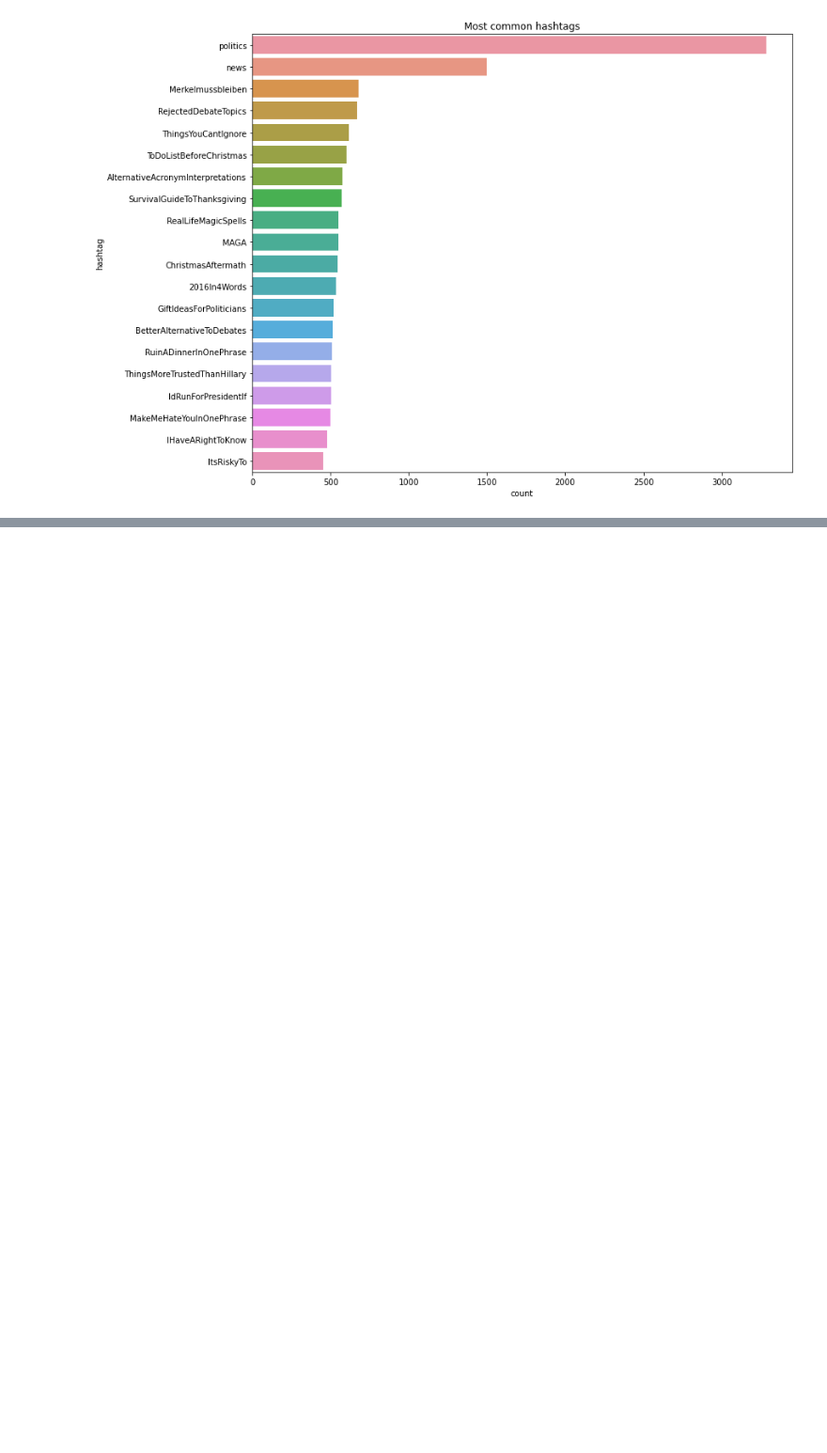
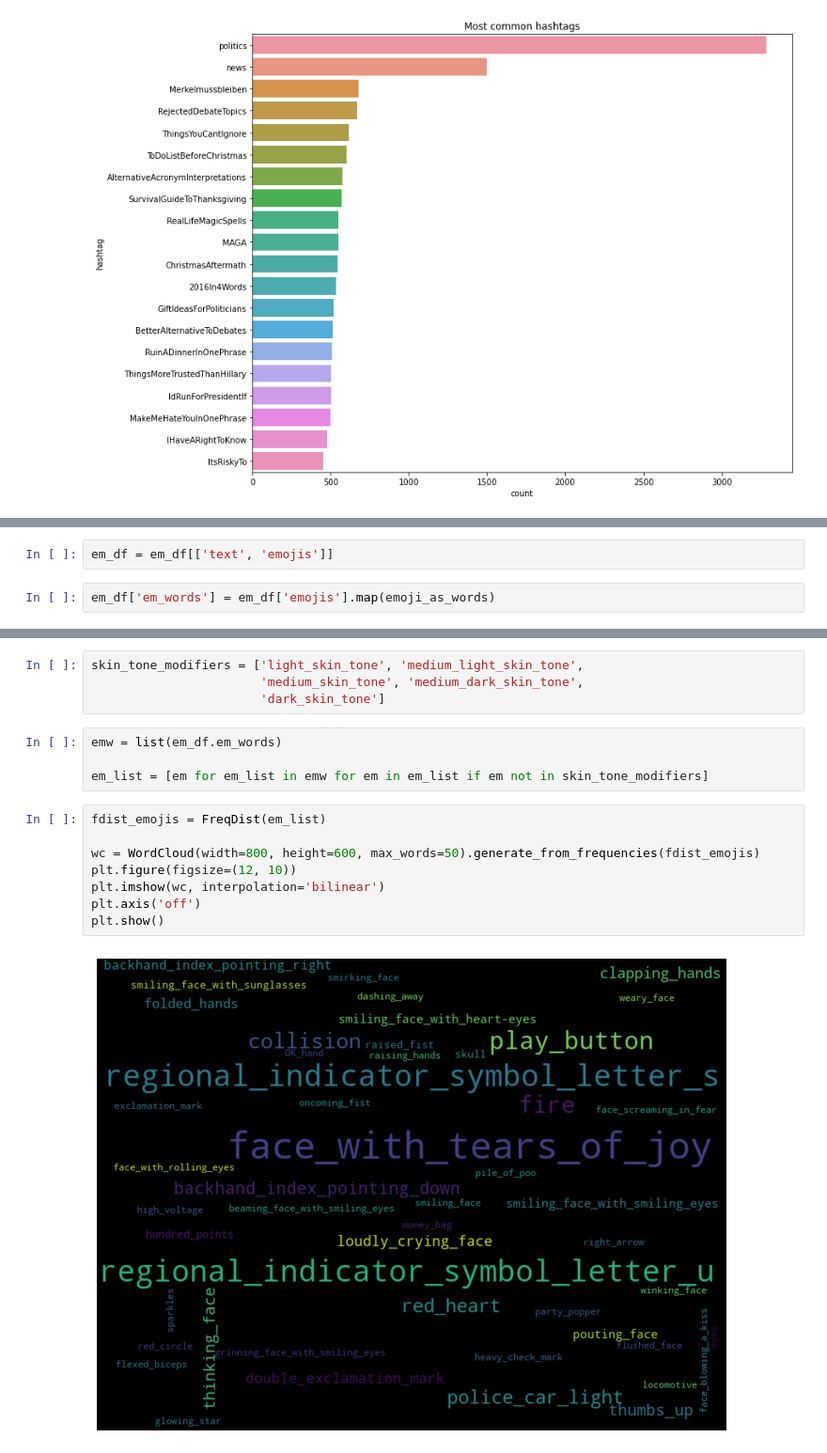
Before and after one commit to scrapfishies/russian-troll-tweets-nlp, a Jupyter notebook: modeling/scratch_eda.ipynb, the cells around one changed output, grey strips where cells are left out. Shown at 94% size. Drawn from its saved outputs; the diff is of its cells as text; blank space fills up the shorter version.

```diff
--- a/modeling/scratch_eda.ipynb
+++ b/modeling/scratch_eda.ipynb
@@ -200,0 +216,4 @@ plt.title('Most common hashtags');
+# %%
+em_df = em_df[['text', 'emojis']]
+# %%
+em_df['em_words'] = em_df['emojis'].map(emoji_as_words)
@@ -200,0 +236,18 @@ plt.title('Most common hashtags');
+# %%
+skin_tone_modifiers = ['light_skin_tone', 'medium_light_skin_tone',
+                       'medium_skin_tone', 'medium_dark_skin_tone',
+                       'dark_skin_tone']
+# %%
+emw = list(em_df.em_words)
+
+em_list = [em for em_list in emw for em in em_list if em not in skin_tone_modifiers]
+# %%
+fdist_emojis = FreqDist(em_list)
+
+wc = WordCloud(width=800, height=600, max_words=50).generate_from_frequencies(fdist_emojis)
+plt.figure(figsize=(12, 10))
+plt.imshow(wc, interpolation='bilinear')
+plt.axis('off')
+plt.show()
+# %% [output]
+[figure, added]
```
Also changed, not shown: parts of 19 cells of this notebook, 4 other files.
